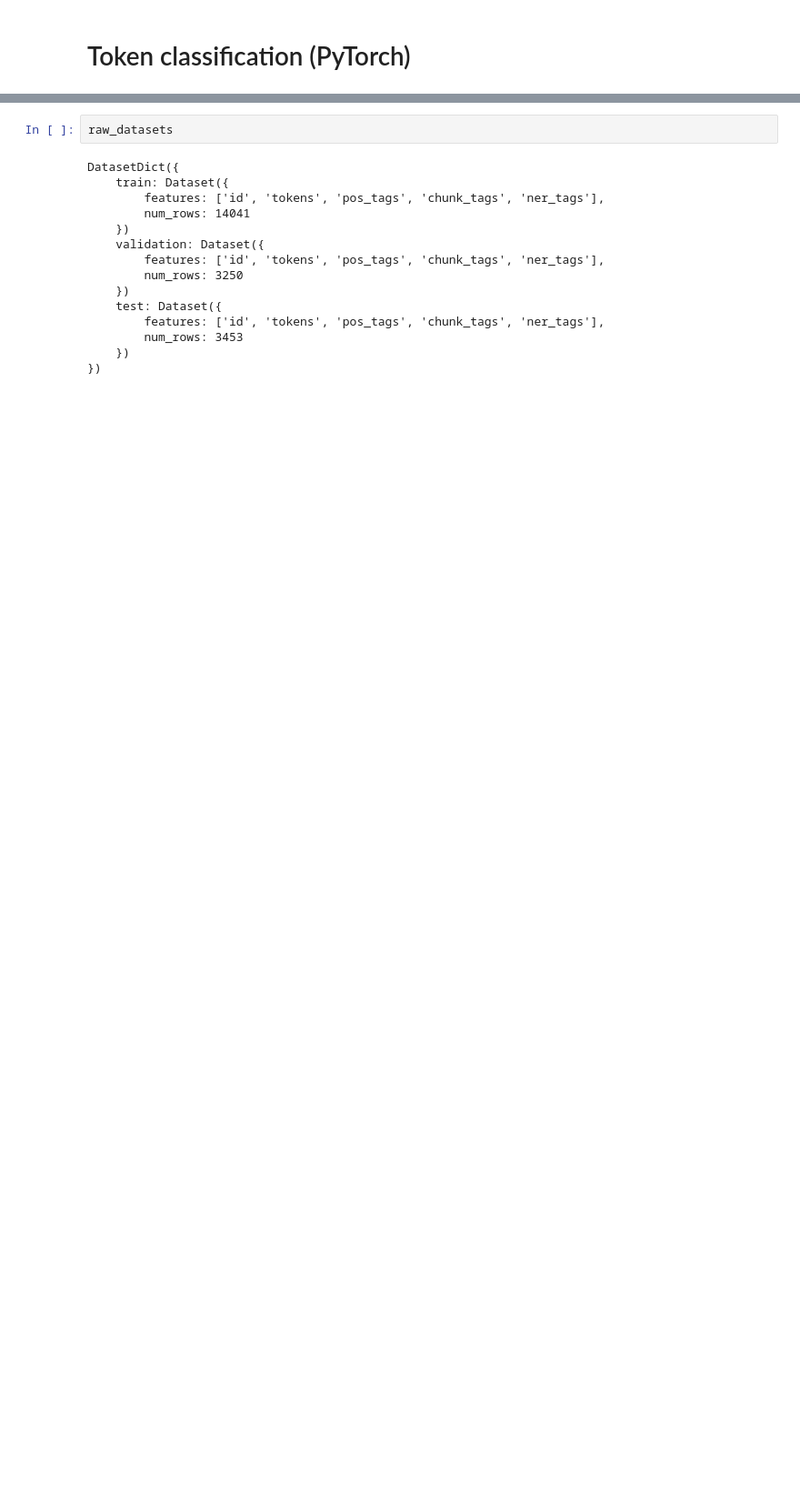
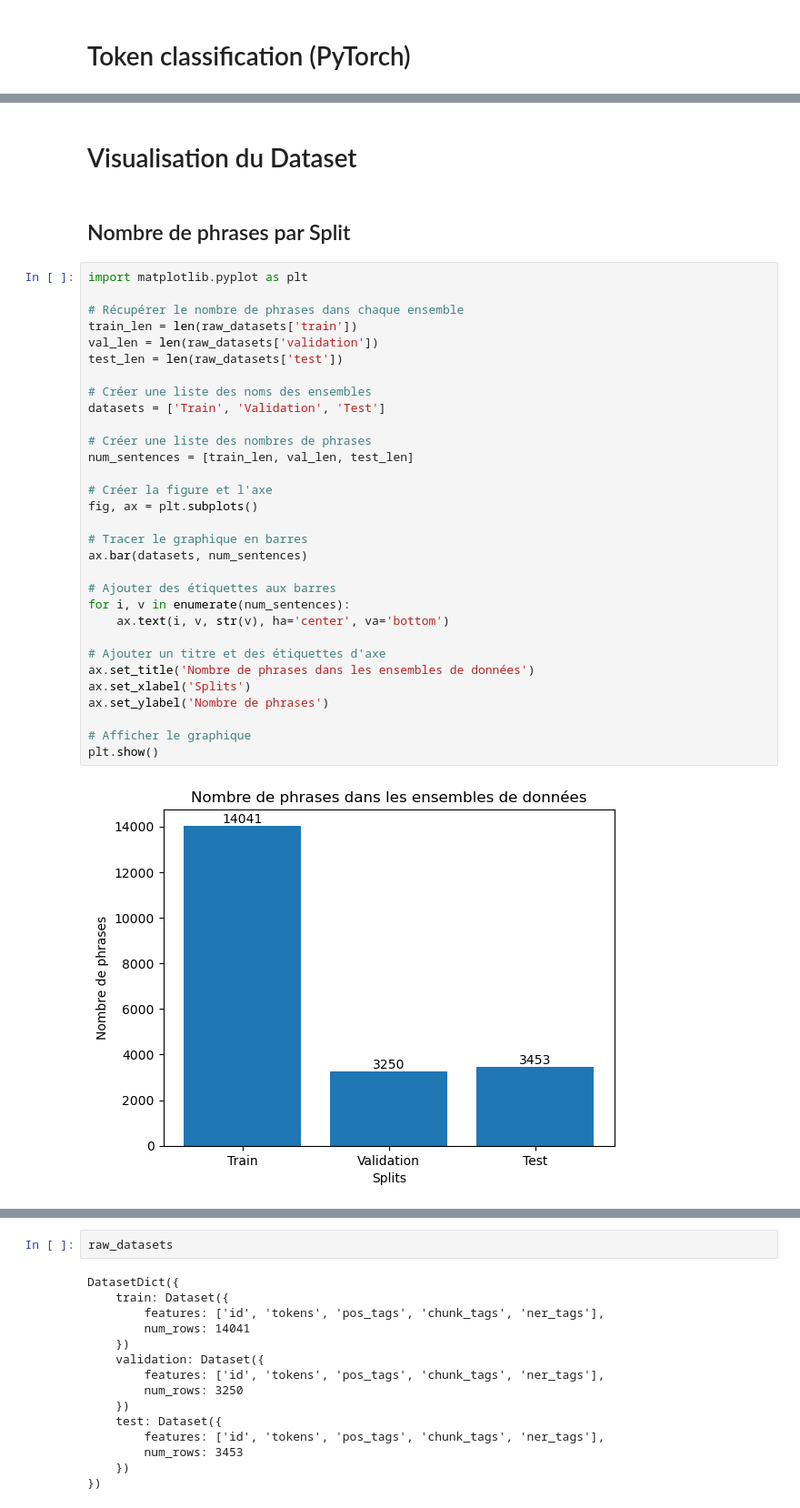
Before and after one commit to AmhyrVar/roue-libre, a Jupyter notebook: Token_classification_(PyTorch).ipynb, the cells around one changed output, grey strips where cells are left out. Shown at 91% size. Saved outputs shown, nothing was run; the diff lists cells and outputs as text; blank space fills up the shorter version.

```diff
--- a/Token_classification_(PyTorch).ipynb
+++ b/Token_classification_(PyTorch).ipynb
@@ -50,3 +27,40 @@ Please note that authentication is recommended but still optional to access publ
 You can avoid this message in future by passing the argument `trust_remote_code=True`.
 Passing `trust_remote_code=True` will be mandatory to load this dataset from the next major release of `datasets`.
   warnings.warn(
+# %% [markdown]
+# Visualisation du Dataset
+# %% [markdown]
+## Nombre de phrases par Split
+# %%
+import matplotlib.pyplot as plt
+
+# Récupérer le nombre de phrases dans chaque ensemble
+train_len = len(raw_datasets['train'])
+val_len = len(raw_datasets['validation'])
+test_len = len(raw_datasets['test'])
+
+# Créer une liste des noms des ensembles
+datasets = ['Train', 'Validation', 'Test']
+
+# Créer une liste des nombres de phrases
+num_sentences = [train_len, val_len, test_len]
+
+# Créer la figure et l'axe
+fig, ax = plt.subplots()
+
+# Tracer le graphique en barres
+ax.bar(datasets, num_sentences)
+
+# Ajouter des étiquettes aux barres
+for i, v in enumerate(num_sentences):
+    ax.text(i, v, str(v), ha='center', va='bottom')
+
+# Ajouter un titre et des étiquettes d'axe
+ax.set_title('Nombre de phrases dans les ensembles de données')
+ax.set_xlabel('Splits')
+ax.set_ylabel('Nombre de phrases')
+
+# Afficher le graphique
+plt.show()
+# %% [output]
+[figure, added]
```
Also changed, not shown: parts of 55 cells of this notebook.
